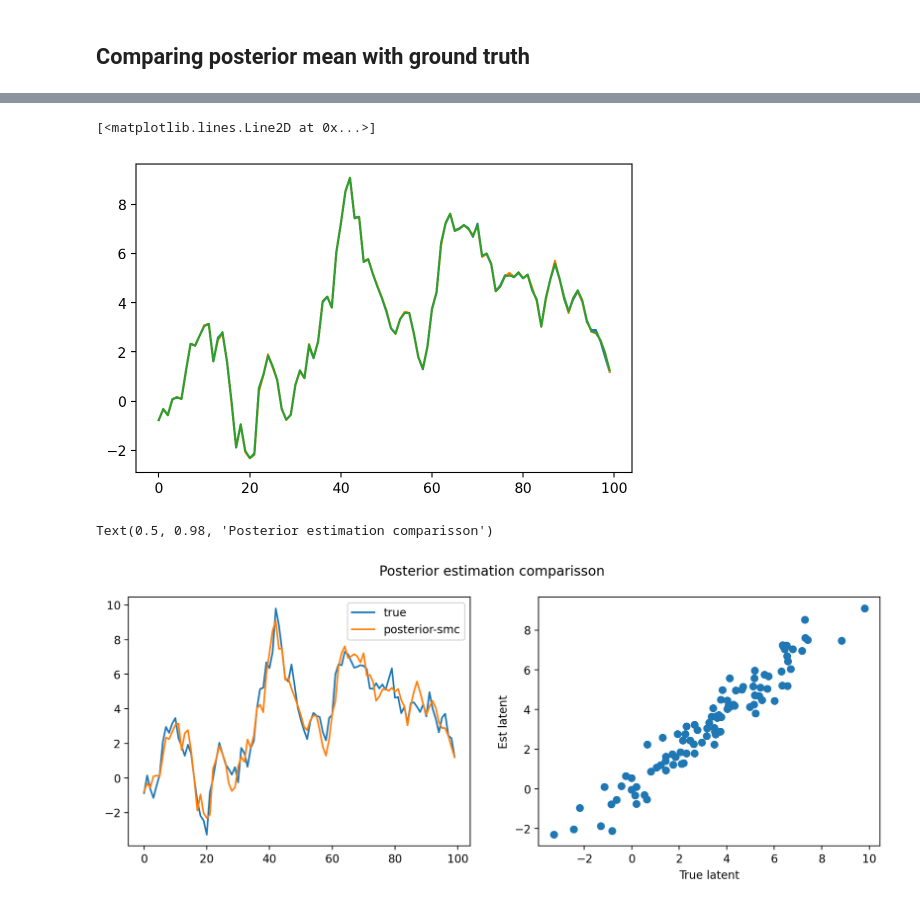
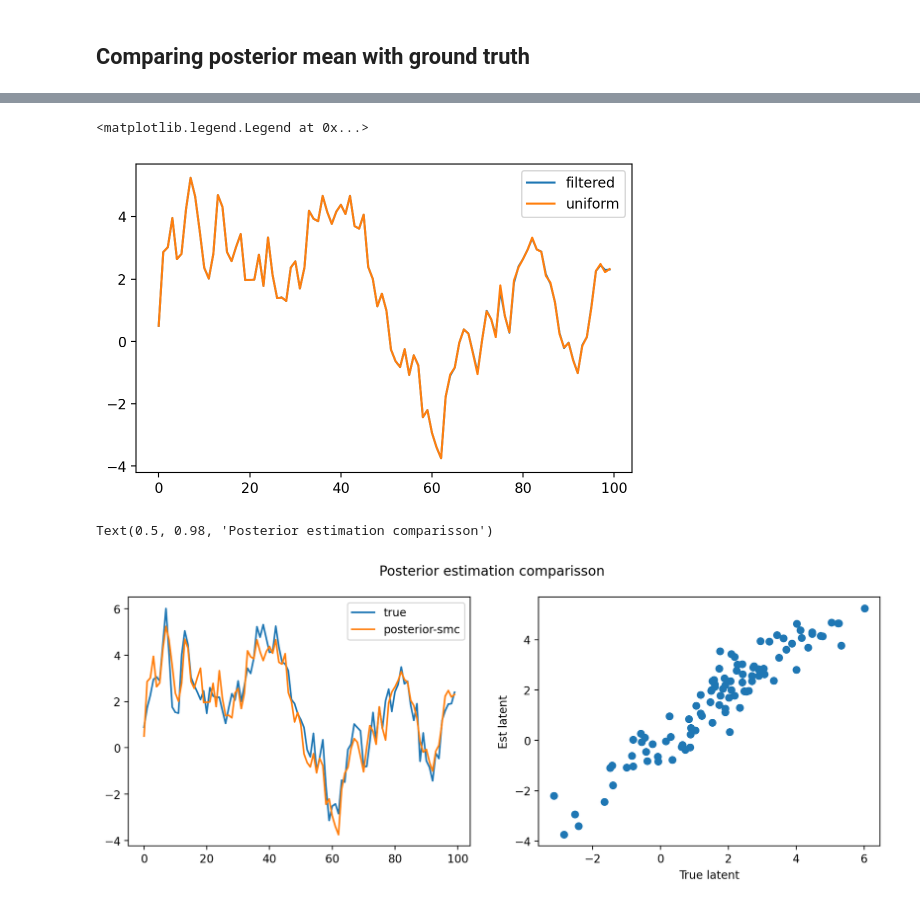
Before and after one commit to gerdm/elements-smc, a Jupyter notebook: notebooks/04-smc-nmgsm.ipynb, the cells around one changed output, grey strips where cells are left out. Saved outputs shown, nothing was run; the diff lists cells and outputs as text; code cells hidden in the pictures.

```diff
--- a/notebooks/04-smc-nmgsm.ipynb
+++ b/notebooks/04-smc-nmgsm.ipynb
@@ -25,7 +25,7 @@ plt.rcParams["figure.figsize"] = [6.4, 4.0]
 # %% [markdown]
 ## Sampling NM-GSM
 # %%
-key = jax.random.PRNGKey(3141)
+key = jax.random.PRNGKey(314)
 key_sample, key_filter = jax.random.split(key)
 
 num_steps = 100
@@ -97,11 +97,16 @@ state_init = state_init.replace(log_weights=logw_init, step=0)
 keys_filter = jax.random.split(key_filter, num_steps)
 
 def step(state, key):
-    state = smc.step_and_update(key, state, simulation.y, proposal, target)
-    return state, state.log_weights
+    state, ix_resampled = smc.step_and_update(key, state, simulation.y, proposal, target)
+    output = {
+        "log_weights": state.log_weights,
+        "ix_resampled": ix_resampled,
+    }
+    return state, output
 # %%
-state, logw_hist = jax.lax.scan(step, state_init, keys_filter)
+state, output = jax.lax.scan(step, state_init, keys_filter)
 particles = state.particles
+logw_hist = output["log_weights"]
 
 # particles = jnp.roll(state.particles, 1, axis=1).at[:, 0, :].set(state_init.particles[:, 0, :])
 logw_hist = jnp.roll(logw_hist, 1, axis=0).at[0].set(state_init.log_weights)
@@ -189,10 +179,10 @@ DeviceArray([-0.7033, -0.1491, -0.1353,  0.7132, -0.2286,  0.223 ,
 # %%
-plt.plot(xhat)
-plt.plot(xhat_filtered)
-plt.plot(xhat_uniform)
+plt.plot(xhat_filtered, label="filtered")
+plt.plot(xhat_uniform, label="uniform")
+plt.legend()
 # %% [output]
-[<matplotlib.lines.Line2D at 0x...>]
+<matplotlib.legend.Legend at 0x...>
-[figure, old version]
+[figure, new version]
 # %%
 fig, ax = plt.subplots(1, 2, figsize=(12, 4))
 
@@ -207,4 +197,4 @@ ax[1].set_ylabel("Est latent")
 plt.suptitle("Posterior estimation comparisson")
 # %% [output]
 Text(0.5, 0.98, 'Posterior estimation comparisson')
-[figure, old version]
+[figure, new version]
```
Also changed, not shown: parts of 11 cells of this notebook, 1 other file.
